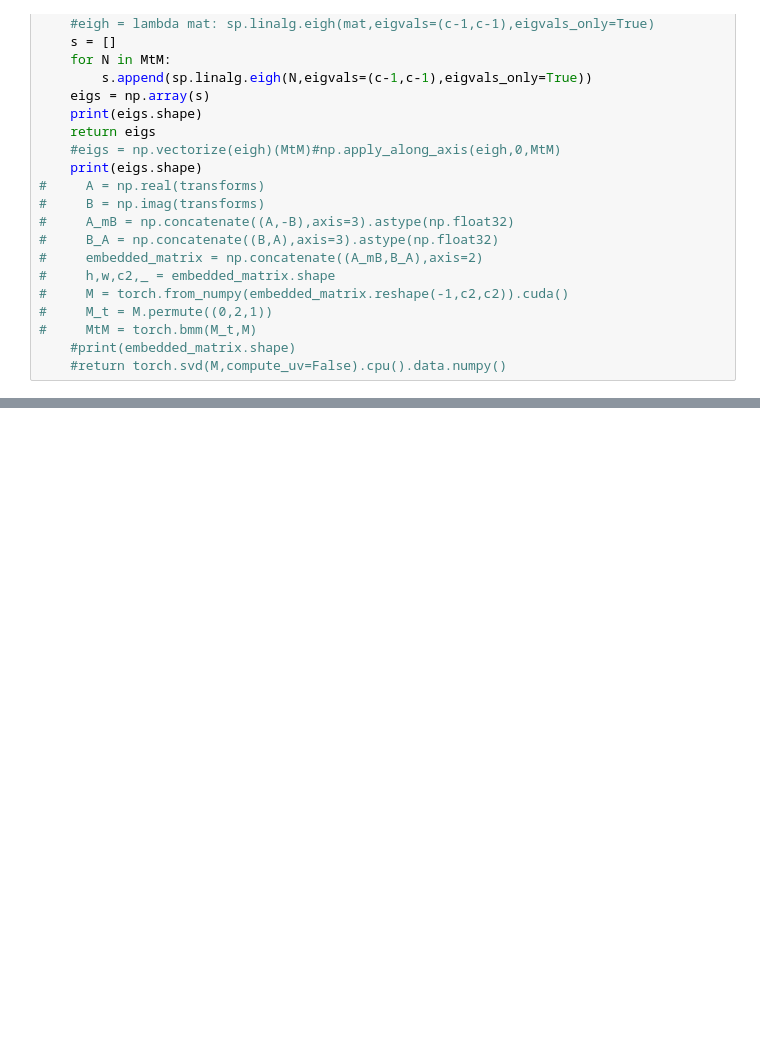
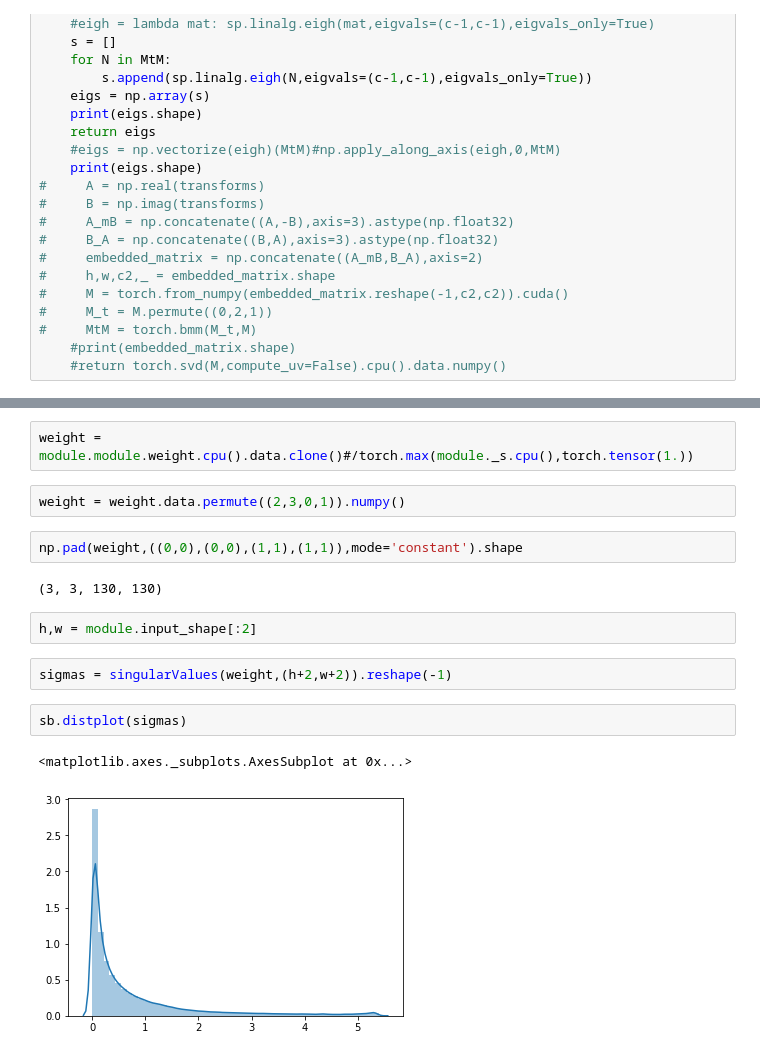
Before and after one commit to izmailovpavel/flowgmm, a Jupyter notebook: invertible/singular_values.ipynb, the cells around one changed output, grey strips where cells are left out. Drawn from its saved outputs; the diff is of its cells as text; blank space fills up the shorter version.

```diff
--- a/invertible/singular_values.ipynb
+++ b/invertible/singular_values.ipynb
@@ -87,0 +123,17 @@ Text(0, 0.5, 'Eigenvalues')
+# %%
+weight = module.module.weight.cpu().data.clone()#/torch.max(module._s.cpu(),torch.tensor(1.))
+# %%
+weight = weight.data.permute((2,3,0,1)).numpy()
+# %%
+np.pad(weight,((0,0),(0,0),(1,1),(1,1)),mode='constant').shape
+# %% [output]
+(3, 3, 130, 130)
+# %%
+h,w = module.input_shape[:2]
+# %%
+sigmas = singularValues(weight,(h+2,w+2)).reshape(-1)
+# %%
+sb.distplot(sigmas)
+# %% [output]
+<matplotlib.axes._subplots.AxesSubplot at 0x...>
+[figure, added]
```
Also changed, not shown: parts of 12 cells of this notebook, 5 other files.
